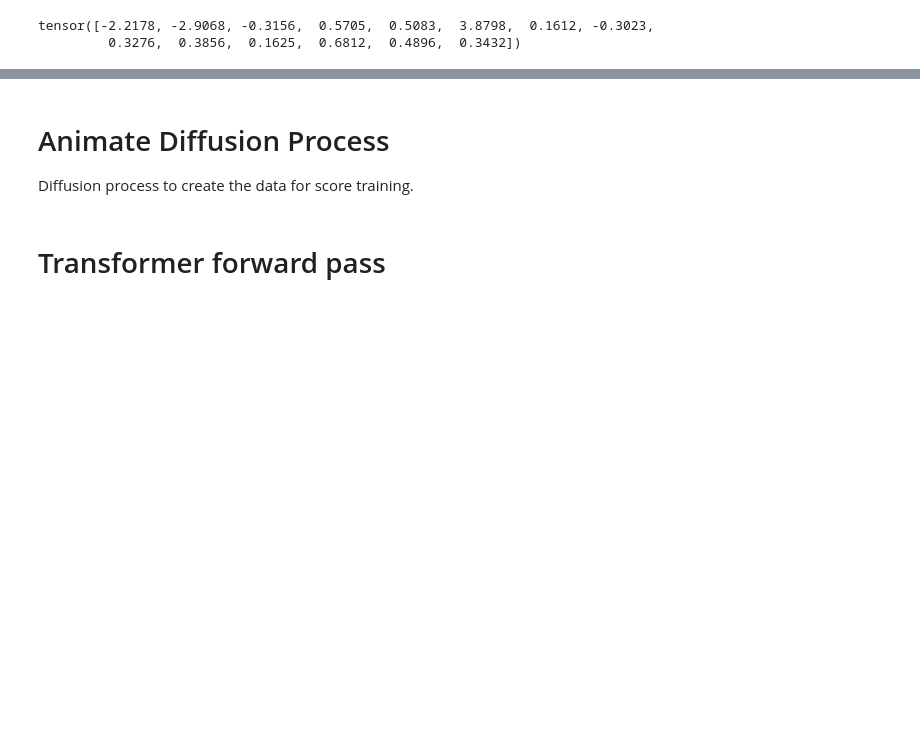
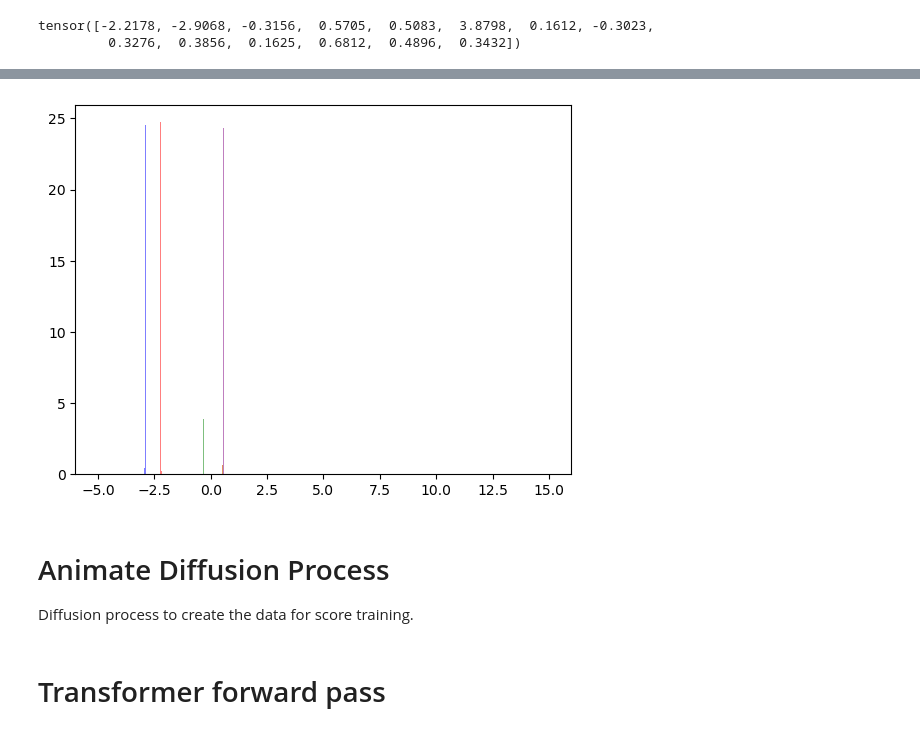
Before and after one commit to bGuenes/sbi_model_comparison, a Jupyter notebook: simformer_run.ipynb, the cells around one changed output, grey strips where cells are left out. Drawn from its saved outputs; the diff is of its cells as text; code cells hidden in the pictures; blank space fills up the shorter version.

```diff
--- a/simformer_run.ipynb
+++ b/simformer_run.ipynb
@@ -168,3 +254,10 @@ for i in range(5):
+# %%
+color = ['red', 'blue', 'green', 'purple', 'orange', 'black']
+
+for i in range(5):
+    plt.hist(sample_data_t0[:, i], bins=500, range=(-5,15), density=True, alpha=0.5, color=color[i])
+# %% [output]
+[figure, added]
 # %% [markdown]
 # Animate Diffusion Process
 Diffusion process to create the data for score training.
```
Also changed, not shown: parts of 2 cells of this notebook, 1 other file.
